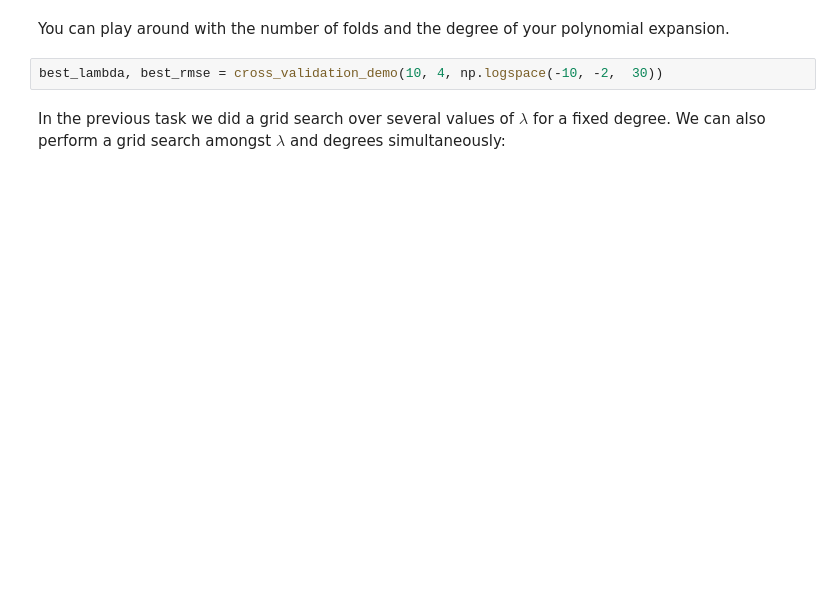
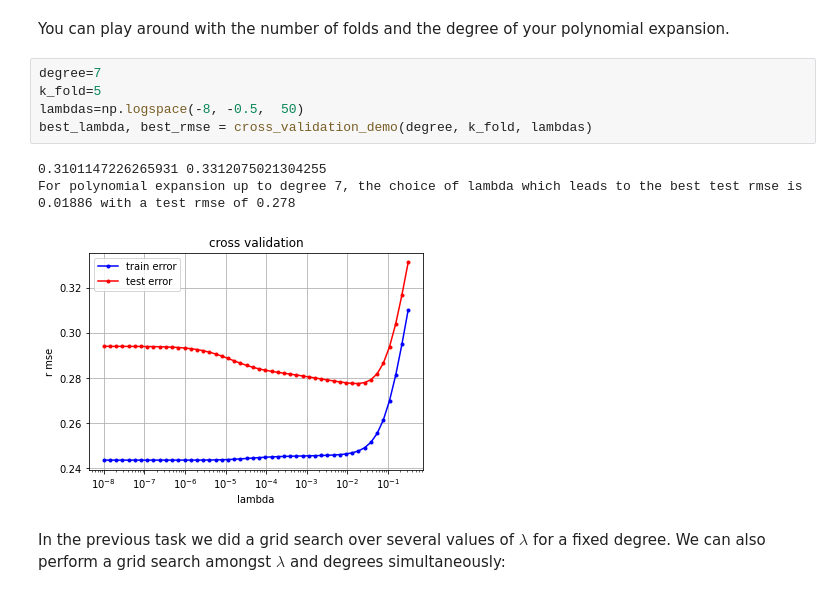
Before and after one commit to Benoit-Muller/ML_course_my_solutions, a Jupyter notebook: labs/ex04/template/ex04.ipynb, the cells around one changed output. Cells and saved outputs as stored; diff of their text form; blank space fills up the shorter version.

```diff
--- a/labs/ex04/template/ex04.ipynb
+++ b/labs/ex04/template/ex04.ipynb
@@ -179,8 +173,15 @@ Your output should look like this for seed = 12, degree = 7 and k_fold = 4:
 ![alt text](cross_validation2.png)
 # %% [markdown]
 You can play around with the number of folds and the degree of your polynomial expansion.
-# %%
-best_lambda, best_rmse = cross_validation_demo(10, 4, np.logspace(-10, -2,  30))
+# %%
+degree=7
+k_fold=5
+lambdas=np.logspace(-8, -0.5,  50)
+best_lambda, best_rmse = cross_validation_demo(degree, k_fold, lambdas)
+# %% [output]
+0.3101147226265931 0.3312075021304255
+For polynomial expansion up to degree 7, the choice of lambda which leads to the best test rmse is 0.01886 with a test rmse of 0.278
+[figure, added]
 # %% [markdown]
 In the previous task we did a grid search over several values of $\lambda$ for a fixed degree. We can also perform a grid search amongst $\lambda$ and degrees simultaneously:
 # %%
```
Also changed, not shown: parts of 6 cells of this notebook, 2 other files.
